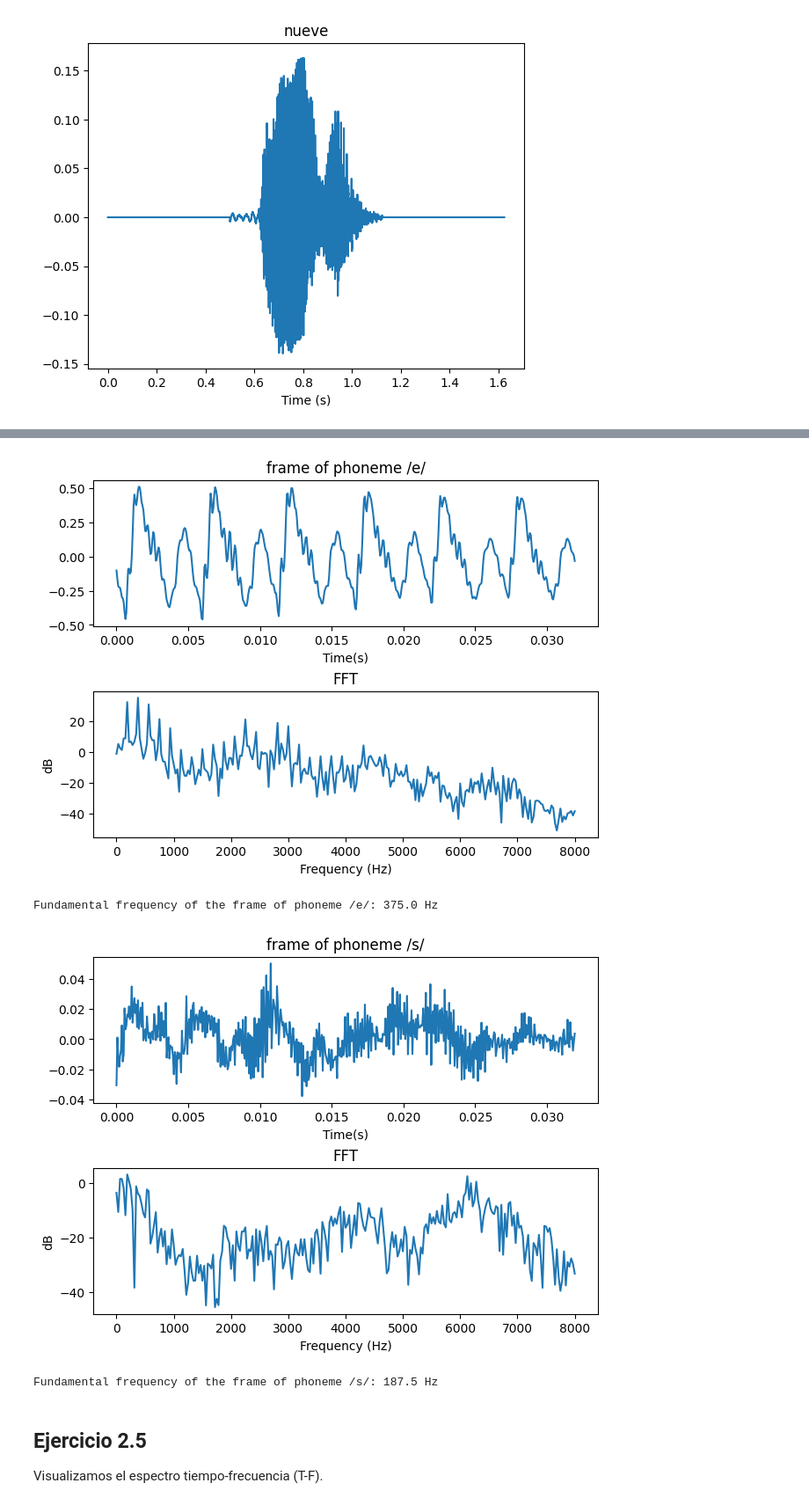
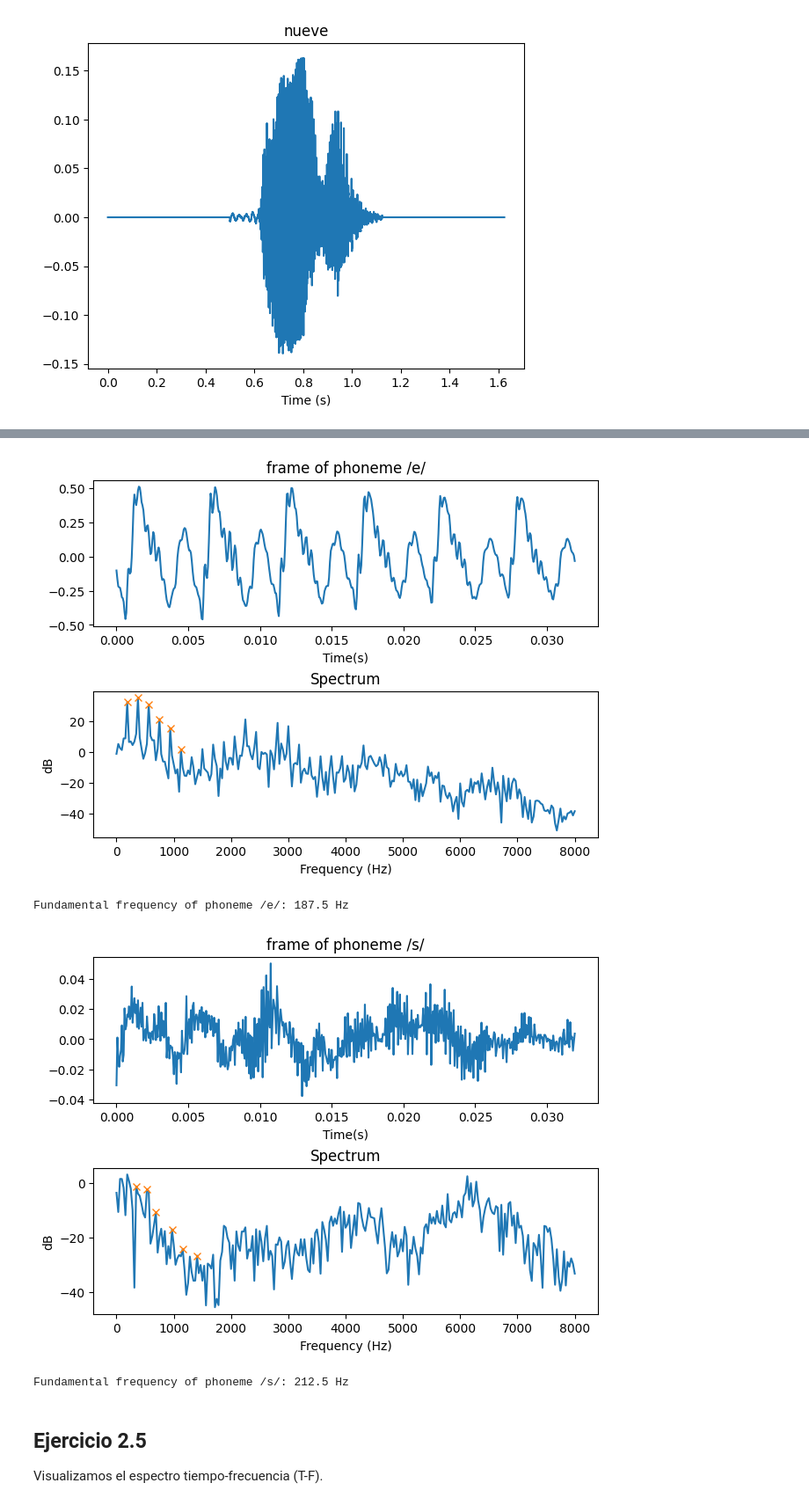
Before and after one commit to carlosedm10/joan-tds, a Jupyter notebook: pracs/prac2/prac2.ipynb, the cells around one changed output, grey strips where cells are left out. Shown at 88% size. Drawn from its saved outputs; the diff is of its cells as text; code cells hidden in the pictures.

```diff
--- a/pracs/prac2/prac2.ipynb
+++ b/pracs/prac2/prac2.ipynb
@@ -208,15 +195,8 @@ Visualizamos 2 frames de 32ms de la señal tres3.wav representando los fonemas '
 # %%
 frame_duration = 0.032  # frame duration in seconds
 
-# read the signal
-fs, y = wav.read(os.path.join(AUDIO_DIR, "tres3.wav"))
-
-# normalize the signal
-# signals are stored as 16-bit signed integers
-y = y / 2**15
-
-# create the Signal object
-signal = Signal(y, fs, "tres3.wav")
+# load the audio file
+signal = signal_from_file(os.path.join(AUDIO_DIR, "tres3.wav"))
 
 frame1_start = round(0.66 * signal.fs)  # start of frame 1
 frame1_end = frame1_start + round(frame_duration * signal.fs)  # end of frame 1
@@ -225,42 +205,50 @@ frame2_start = round(0.82 * signal.fs)  # start of frame 2
 frame2_end = frame2_start + round(frame_duration * signal.fs)  # end of frame 2
 
 # get the signal frames with the phonemes that represent
 frames = [
     ("e", signal.y[frame1_start:frame1_end]),
     ("s", signal.y[frame2_start:frame2_end]),
 ]
 
 for phoneme, frame in frames:
     # compute the fft of the frame
     frame_fft = abs(rfft(frame))
 
+    # find the peaks
+    peaks, _ = find_peaks(frame_fft, distance=5)
+
+    # get the first 6 peaks skipping the first one
+    peaks = peaks[1:7]
+
+    # calculate the fundamental frequency as the mean of the differences between the peaks
+    peak_frequencies = rfftfreq(len(frame), 1 / signal.fs)[peaks]
+    f0 = np.mean(np.diff(peak_frequencies))
+
     # represent the frame in continuous time and its fft
     frame_len = len(frame)
     fig, ax = plt.subplots(2, layout="constrained")
     t = np.arange(frame_len) / signal.fs
 
     ax[0].plot(t, frame)
     ax[0].set_title(f"frame of phoneme /{phoneme}/")
     ax[0].set_xlabel("Time(s)")
 
     ts = 1 / signal.fs
     freq = rfftfreq(frame_len, ts)
 
     ax[1].plot(freq, 20 * np.log10(frame_fft))
-    ax[1].set_title("FFT")
+    ax[1].plot(freq[peaks], 20 * np.log10(frame_fft[peaks]), "x")
+    ax[1].set_title("Spectrum")
     ax[1].set_xlabel("Frequency (Hz)")
     ax[1].set_ylabel("dB")
 
     plt.show()
-
-    # calculate the fundamental frequency of the frame
-    f0_frame = calculate_fundamental_frequency(frame, signal.fs)
-    print(f"Fundamental frequency of the frame of phoneme /{phoneme}/: {f0_frame} Hz")
+    print(f"Fundamental frequency of phoneme /{phoneme}/: {f0} Hz")
 # %% [output]
-[figure, old version]
+[figure, new version]
-Fundamental frequency of the frame of phoneme /e/: 375.0 Hz
+Fundamental frequency of phoneme /e/: 187.5 Hz
-[figure, old version]
+[figure, new version]
-Fundamental frequency of the frame of phoneme /s/: 187.5 Hz
+Fundamental frequency of phoneme /s/: 212.5 Hz
 # %% [markdown]
 ## Ejercicio 2.5
 Visualizamos el espectro tiempo-frecuencia (T-F).
```
Also changed, not shown: parts of 6 cells of this notebook, 1 other file.
